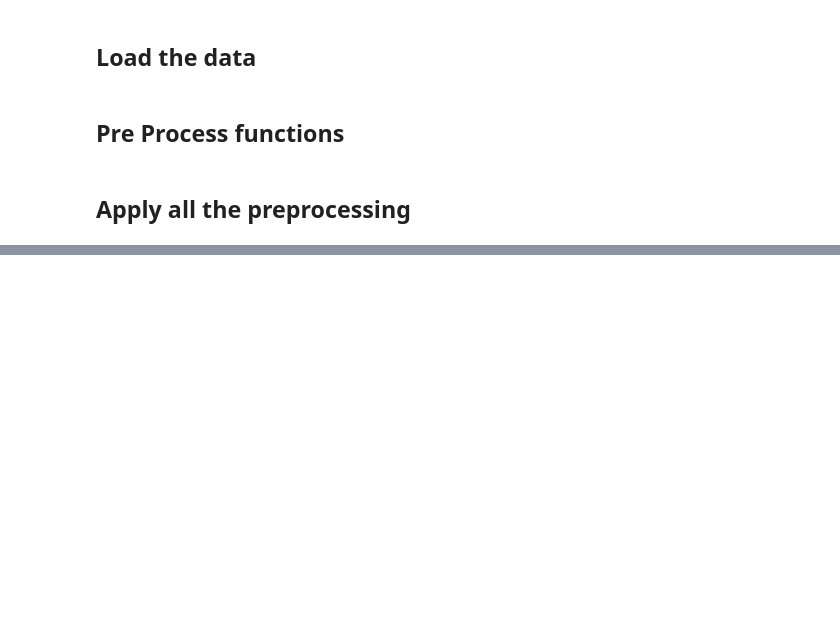
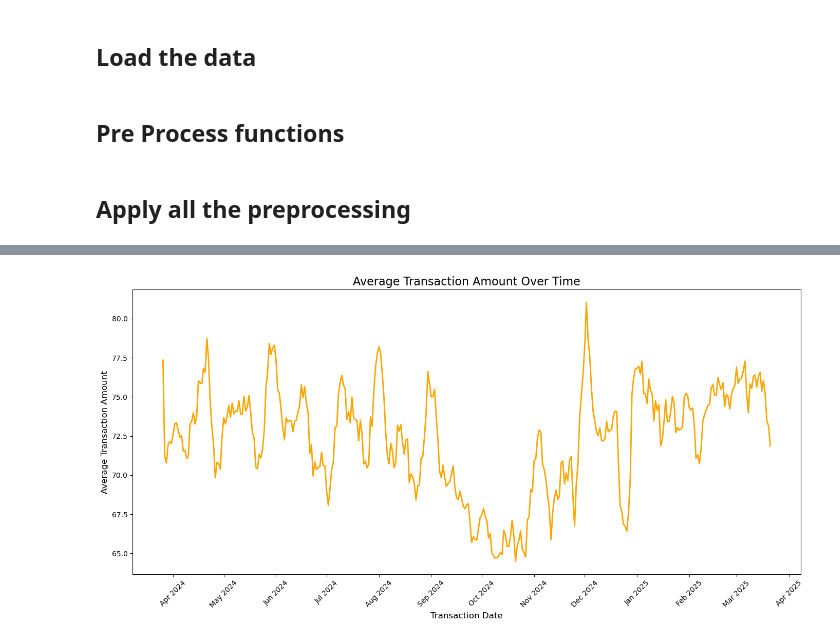
Before and after one commit to mohi-m/Data-THIS-Data-THAT, a Jupyter notebook: main.ipynb, the cells around one changed output, grey strips where cells are left out. Cells and saved outputs as stored; diff of their text form; code cells hidden in the pictures; blank space fills up the shorter version.

```diff
--- a/main.ipynb
+++ b/main.ipynb
@@ -184,0 +223,26 @@ dtype: int64
+# %%
+# Calculate the average transaction amount grouped by transaction date
+average_transaction_amt = transaction_sales_df.groupby('transaction_date')['transaction_amt'].mean()
+
+# Filter data to start from March 2024
+average_transaction_amt_filtered = average_transaction_amt[average_transaction_amt.index >= '2024-03-23'].rolling(window=7, center=True).mean()
+
+# Plot the average transaction amount over time
+plt.figure(figsize=(14, 7))
+plt.plot(average_transaction_amt_filtered.index, average_transaction_amt_filtered.values, color='orange', linewidth=2, label='Average Transaction Amount')
+
+# Format the x-axis
+plt.gca().xaxis.set_major_formatter(mdates.DateFormatter('%b %Y'))
+plt.gca().xaxis.set_major_locator(mdates.MonthLocator(interval=1))
+plt.xticks(rotation=45)
+
+# Add title and labels
+plt.title('Average Transaction Amount Over Time', fontsize=16)
+plt.xlabel('Transaction Date', fontsize=12)
+plt.ylabel('Average Transaction Amount', fontsize=12)
+
+# Show the plot
+plt.tight_layout()
+plt.show()
+# %% [output]
+[figure, added]
```
Also changed, not shown: parts of 5 cells of this notebook.
